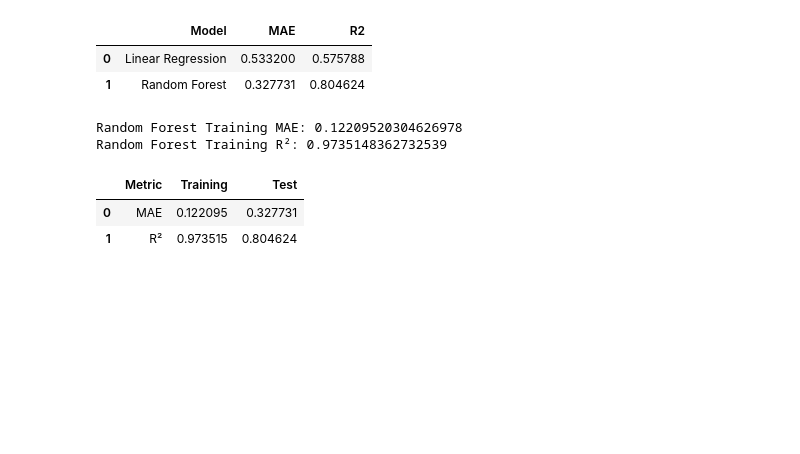
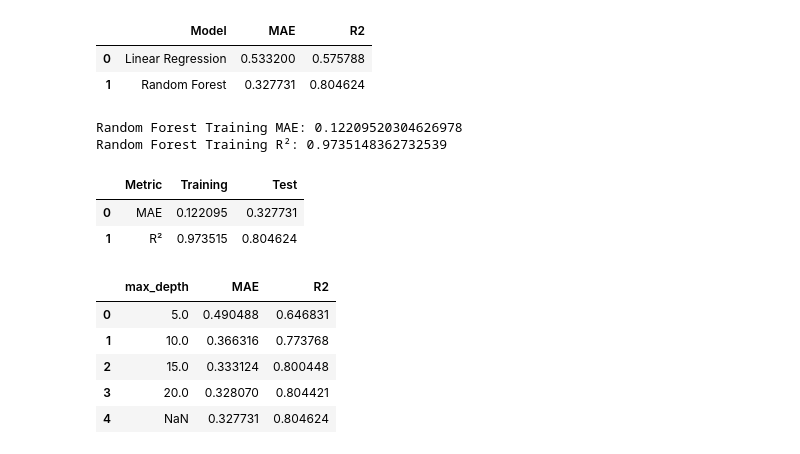
Before and after one commit to kindy10/HousePricePrediction, a Jupyter notebook: notebooks/house_price_prediction.ipynb, the cells around one changed output. Drawn from its saved outputs; the diff is of its cells as text; code cells hidden in the pictures; blank space fills up the shorter version.

Commit message:
Experiment with random forest max depth

```diff
--- a/notebooks/house_price_prediction.ipynb
+++ b/notebooks/house_price_prediction.ipynb
@@ -528,3 +528,34 @@ rf_comparison
 |  | Metric | Training | Test |
 | 0 | MAE | 0.122095 | 0.327731 |
 | 1 | R² | 0.973515 | 0.804624 |
+# %%
+#Tune Random Forest with max_depth
+depths =[5,10,15,20,None]
+results = []
+for depth in depths:
+    rf = RandomForestRegressor(
+        n_estimators = 100,
+        max_depth = depth,
+        random_state = 42
+    )
+    rf.fit(X_train,y_train)
+
+    predictions = rf.predict(X_test)
+
+    model_mae = mean_absolute_error(y_test,predictions)
+    model_r2 = r2_score(y_test,predictions)
+
+    results.append({
+        "max_depth":depth,
+        "MAE": model_mae,
+        "R2": model_r2
+    })
+depth_results = pd.DataFrame(results)
+depth_results
+# %% [output]
+|  | max_depth | MAE | R2 |
+| 0 | 5.0 | 0.490488 | 0.646831 |
+| 1 | 10.0 | 0.366316 | 0.773768 |
+| 2 | 15.0 | 0.333124 | 0.800448 |
+| 3 | 20.0 | 0.328070 | 0.804421 |
+| 4 | NaN | 0.327731 | 0.804624 |
```
Also changed, not shown: parts of 1 cell of this notebook.
